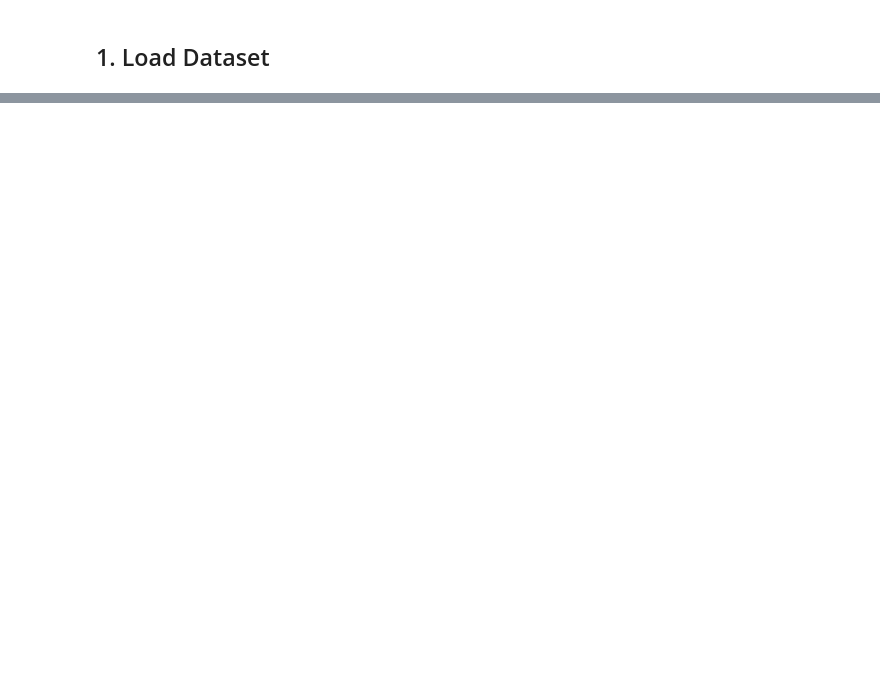
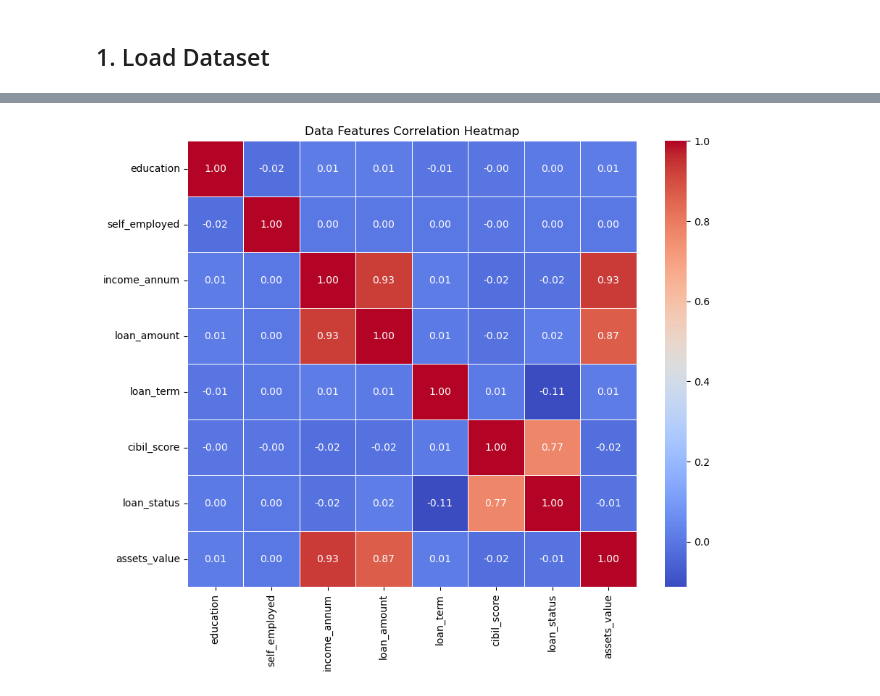
Before and after one commit to Adit122022/CPUR-Agentic-AI, a Jupyter notebook: 02_Phase/13_Day_24-06-2026/Assignment/Credit_Score_Prediction_Model.ipynb, the cells around one changed output, grey strips where cells are left out. Saved outputs shown, nothing was run; the diff lists cells and outputs as text; code cells hidden in the pictures; blank space fills up the shorter version.

Commit message:
add machine learning assignment notebooks and loan approval , covid , fifa dataset

```diff
--- a/02_Phase/13_Day_24-06-2026/Assignment/Credit_Score_Prediction_Model.ipynb
+++ b/02_Phase/13_Day_24-06-2026/Assignment/Credit_Score_Prediction_Model.ipynb
@@ -141,0 +17,3 @@ Poor Probability: 84.94 %
+# %%
+df = pd.read_csv("../Notebook/loan_approval_dataset_cleaned.csv")
+print("Dataset Shape:", df.shape)
@@ -141,0 +70,8 @@ Poor Probability: 84.94 %
+# %%
+plt.figure(figsize=(10, 8))
+# Heatmap plot karein
+sns.heatmap(df.corr(), annot=True, cmap='coolwarm', fmt='.2f', linewidths=0.5)
+plt.title('Data Features Correlation Heatmap')
+plt.show()
+# %% [output]
+[figure, added]
```
Also changed, not shown: parts of 22 cells of this notebook, 5 other files.
